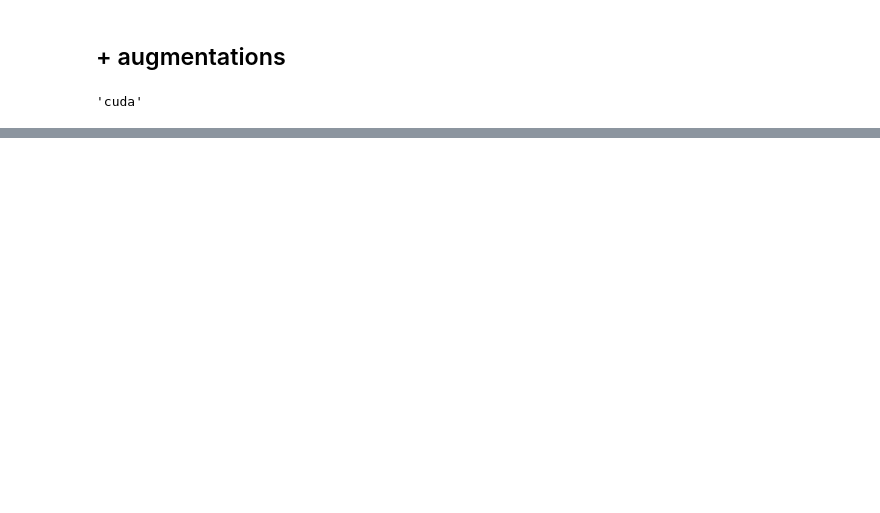
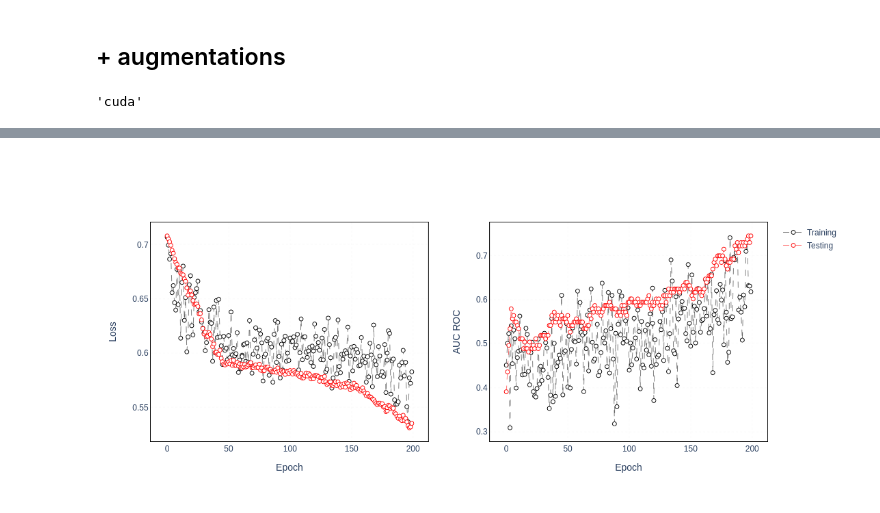
Before and after one commit to dspetukhov/podcast-popularity-classification, a Jupyter notebook: 06_modelling_melspectrogram.ipynb, the cells around one changed output, grey strips where cells are left out. Drawn from its saved outputs; the diff is of its cells as text; code cells hidden in the pictures; blank space fills up the shorter version.

```diff
--- a/06_modelling_melspectrogram.ipynb
+++ b/06_modelling_melspectrogram.ipynb
@@ -593,0 +562,4 @@ KeyboardInterrupt:
+# %%
+Image('artifacts/06_melspectrogram_augmented.png')
+# %% [output]
+[figure, added]
```
Also changed, not shown: parts of 20 cells of this notebook, 6 other files.
